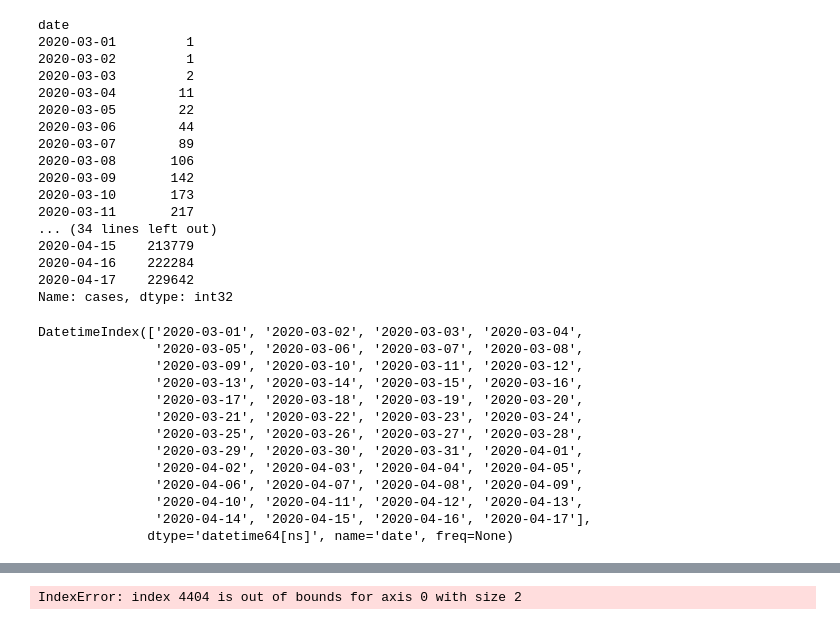
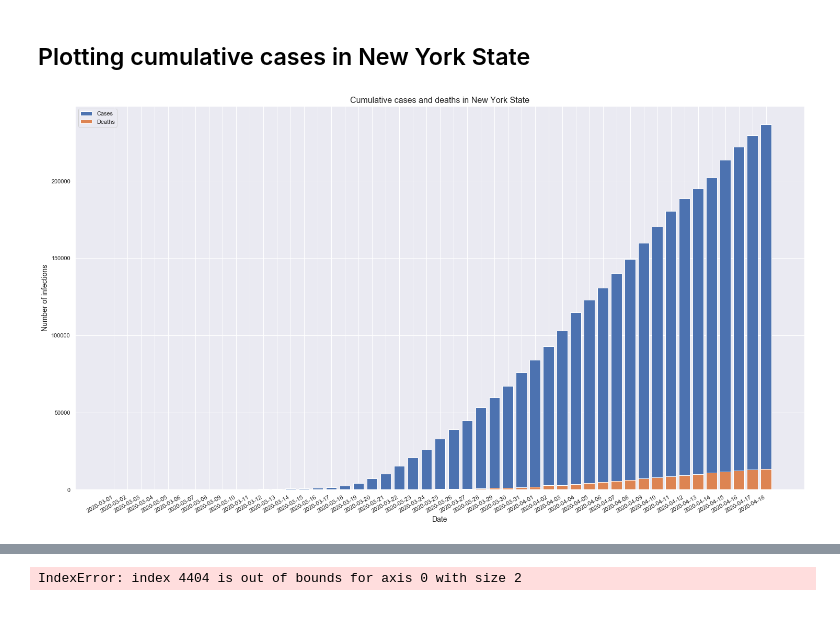
Before and after one commit to Ralhusban/COVID-19, a Jupyter notebook: COVID19.ipynb, the cells around one changed output, grey strips where cells are left out. Saved outputs shown, nothing was run; the diff lists cells and outputs as text; code cells hidden in the pictures.

```diff
--- a/COVID19.ipynb
+++ b/COVID19.ipynb
@@ -72,36 +68,19 @@ NY_df
 # %%
-NY_df.cases.astype('int32', copy=False)
+#NY_df.cases.astype('int32', copy=False)
-# %% [output]
-date
-2020-03-01         1
-2020-03-02         1
-2020-03-03         2
-2020-03-04        11
-2020-03-05        22
-2020-03-06        44
-2020-03-07        89
-2020-03-08       106
-2020-03-09       142
-2020-03-10       173
-2020-03-11       217
-... (34 lines left out)
-2020-04-15    213779
-2020-04-16    222284
-2020-04-17    229642
-Name: cases, dtype: int32
 # %%
-NY_df.index.astype('datetime64[ns]')
+#NY_df.index.astype('datetime64[ns]')
-# %% [output]
-DatetimeIndex(['2020-03-01', '2020-03-02', '2020-03-03', '2020-03-04',
-               '2020-03-05', '2020-03-06', '2020-03-07', '2020-03-08',
-               '2020-03-09', '2020-03-10', '2020-03-11', '2020-03-12',
-               '2020-03-13', '2020-03-14', '2020-03-15', '2020-03-16',
-               '2020-03-17', '2020-03-18', '2020-03-19', '2020-03-20',
-               '2020-03-21', '2020-03-22', '2020-03-23', '2020-03-24',
-               '2020-03-25', '2020-03-26', '2020-03-27', '2020-03-28',
-               '2020-03-29', '2020-03-30', '2020-03-31', '2020-04-01',
-               '2020-04-02', '2020-04-03', '2020-04-04', '2020-04-05',
-               '2020-04-06', '2020-04-07', '2020-04-08', '2020-04-09',
-               '2020-04-10', '2020-04-11', '2020-04-12', '2020-04-13',
-               '2020-04-14', '2020-04-15', '2020-04-16', '2020-04-17'],
-              dtype='datetime64[ns]', name='date', freq=None)
+# %% [markdown]
+## Plotting cumulative cases in New York State
+# %%
+fig, ax=plt.subplots(figsize=(25,15))
+ax.bar(NY_df.index, NY_df.cases, label='Cases')
+ax.bar(NY_df.index, NY_df.deaths, label='Deaths')
+plt.legend()
+fig.autofmt_xdate()
+plt.xlabel('Date', fontsize=14)
+plt.ylabel('Number of infections', fontsize=14)
+plt.title('Cumulative cases and deaths in New York State', fontsize=16)
+plt.minorticks_on()
+plt.show()
+# %% [output]
+[figure, added]
```
Also changed, not shown: parts of 41 cells of this notebook.
